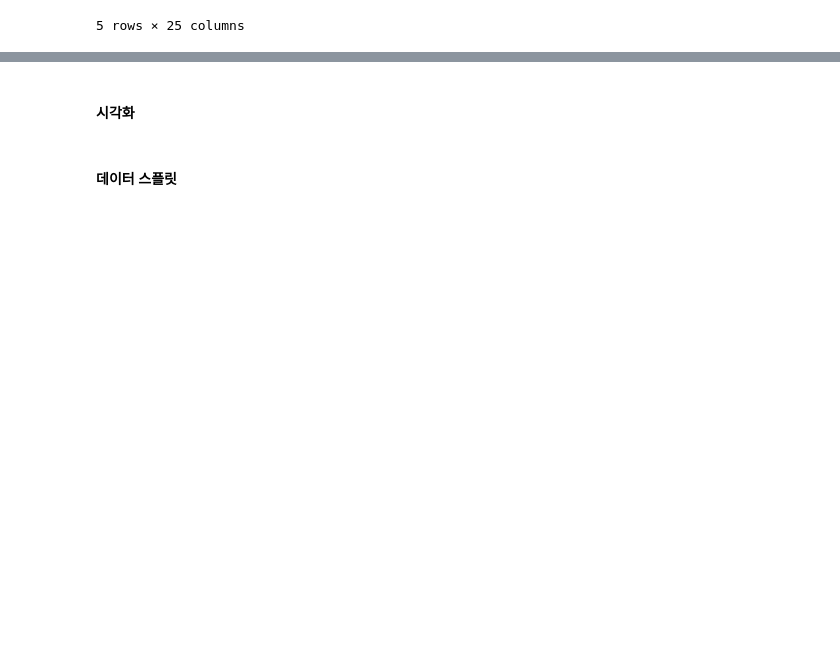
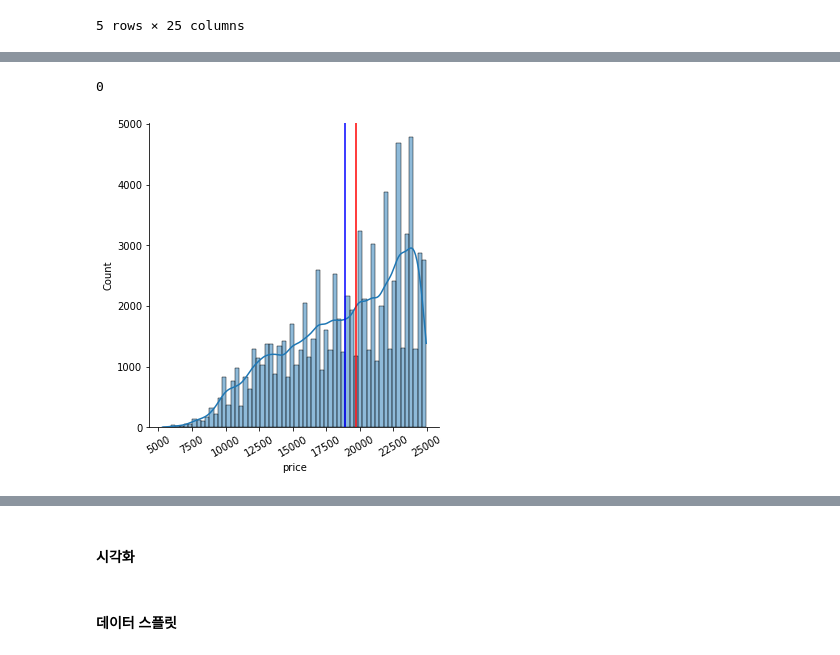
Before and after one commit to Jesimsim/ds-section2-project, a Jupyter notebook: section2_project_practice.ipynb, the cells around one changed output, grey strips where cells are left out. Cells and saved outputs as stored; diff of their text form; code cells hidden in the pictures; blank space fills up the shorter version.

```diff
--- a/section2_project_practice.ipynb
+++ b/section2_project_practice.ipynb
@@ -789,0 +887,32 @@ df_park[df_park.year == '2013']
+# %%
+# 최저임금
+filename9 = 'min_wage.csv'
+df_wage = pd.read_csv(filename9, encoding='utf-8', encoding_errors='ignore', engine='python')
+df_wage = df_wage.rename(columns={' min_wage': 'min_wage'})
+
+df = pd.merge(df, df_wage, how='left', left_on=['date_year'], right_on=['date_year'])
+# %%
+# 가격분포 확인 후 이상치 제거
+sns.displot(df[df.price < 25000].price, kde=True); #백만단위> 10,000,000,000 (백억단위) / 20억 이하 매물로 줄이기
+plt.axvline(df[df.price < 25000].price.mean(), color='blue');
+plt.axvline(df[df.price < 25000].price.median(), color='red');
+plt.xticks(rotation=30);
+
+df[df.price > 200000].price.count()
+#140억 이상 > 1개
+#100억 이상 > 5개
+#70억 이상 > 83개
+#40억 이상 > 1362개 (타워팰리스 등)
+#20억 이상 > 16493개 (타워팰리스 등)
+#2억5천 이하 > 85000개
+#1억5천 이하 > 18000개
+#1억 이하 > 2000개 /
+#5천 이하 > 10개 / 16년도 이전(삭제)
+
+# df[(df.price < 400000)&(df.price > 200000)].apt_name.unique()
+
+# df[df.price < 5000].date_year.unique() #5천이하 시기
+# df[(df.price < 400000)&(df.price > 200000)].apt_name.unique() #20억~40억 사이 매물
+# %% [output]
+0
+[figure, added]
```
Also changed, not shown: parts of 68 cells of this notebook.
